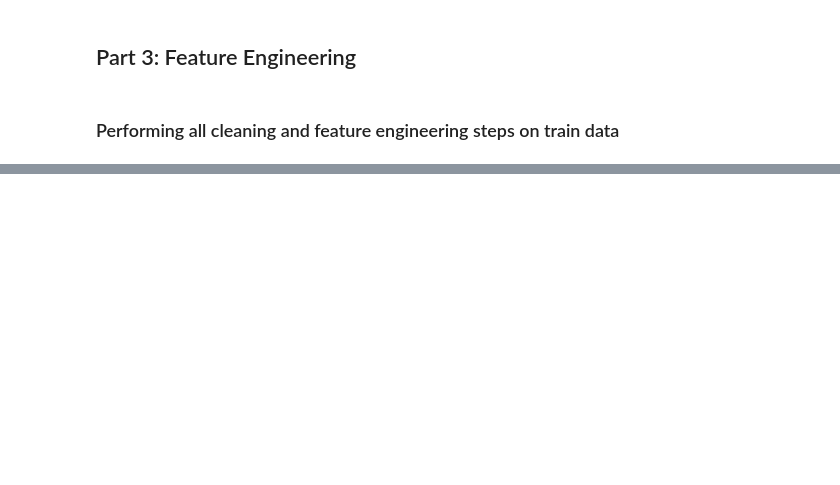
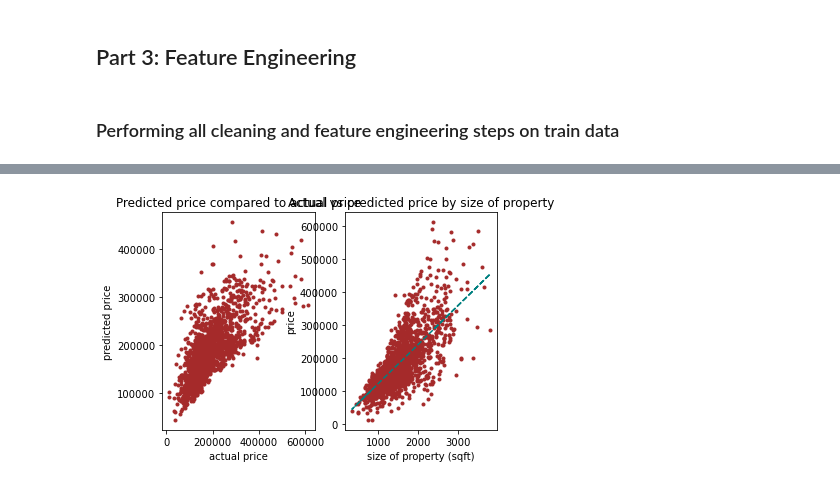
Before and after one commit to Marrrta/ames_ia, a Jupyter notebook: Project2_MartaLew.ipynb, the cells around one changed output, grey strips where cells are left out. Saved outputs shown, nothing was run; the diff lists cells and outputs as text; code cells hidden in the pictures; blank space fills up the shorter version.

```diff
--- a/Project2_MartaLew.ipynb
+++ b/Project2_MartaLew.ipynb
@@ -356,2 +353,12 @@ def good_nhood(neighborhood):
+# %%
+def good_nhood(neighborhood):
+    if train_data[train_data['Neighborhood']==neighborhood]['USD_per_sqft'].mean() > train_data['USD_per_sqft'].quantile(0.75):
+        return 3
+    elif train_data[train_data['Neighborhood']==neighborhood]['USD_per_sqft'].mean() > train_data['USD_per_sqft'].quantile(0.5):
+        return 2
+    elif train_data[train_data['Neighborhood']==neighborhood]['USD_per_sqft'].mean() > train_data['USD_per_sqft'].quantile(0.25):
+        return 1
+    else:
+        return 0
 # %%
 train_data['Good Nhood'] = train_data['Neighborhood'].apply(good_nhood)
@@ -638,0 +367,8 @@ submission.to_csv('./datasets/submission_3.csv', index = False)
+# %%
+train_data['Pref House Style'] = train_data['House Style'].apply(lambda x: 1 if x == '2Story' or x == '1Story' else 0)
+train_data['Pref Garage Type'] = train_data['Garage Type'].apply(lambda x: 1 if x == 'Attchd' or x == 'BuiltIn' else 0)
+train_data['Sold as New'] = train_data['Sale Type'].apply(lambda x: 1 if x == 'New' else 0)
+train_data['Gtl Land Slope'] = train_data['Land Slope'].apply(lambda x: 1 if x == 'Gtl' else 0)
+train_data['Pref Lot Config'] = train_data['Lot Config'].apply(lambda x: 1 if x == 'CulDSac' or x == 'Inside' else 0)
+train_data['Zone RL'] = train_data['MS Zoning'].apply(lambda x: 1 if x == 'RL' else 0)
+train_data['Pref Mas Vnr'] = train_data['Mas Vnr Type'].apply(lambda x: 1 if x == 'BrkFace' or x == 'Stone' else 0)
@@ -638,0 +378,6 @@ submission.to_csv('./datasets/submission_3.csv', index = False)
+# %%
+train_data['Mas Vnr Area'].fillna(train_data['Mas Vnr Area'].mean(), inplace= True)
+train_data['Garage Cars'].fillna(0, inplace=True)
+train_data['Garage Area'].fillna(0, inplace=True)
+train_data['Lot Frontage'].fillna(0, inplace=True)
+train_data['Fireplace Qu'].fillna(0,inplace = True)
@@ -638,0 +413,6 @@ submission.to_csv('./datasets/submission_3.csv', index = False)
+# %%
+base_pred = pd.DataFrame(y_base.T)
+base_pred['PredPrice'] = lr_base.predict(X_base)
+base_pred['Gr Liv Area'] = X_base['Gr Liv Area']
+base_pred = base_pred.sort_values('SalePrice')
+base_pred.head()
@@ -638,0 +426,16 @@ submission.to_csv('./datasets/submission_3.csv', index = False)
+# %%
+plt.subplot(1,2,1)
+
+plt.scatter(base_pred['SalePrice'], base_pred['PredPrice'], color = 'brown', marker = ".")
+plt.xlabel('actual price')
+plt.ylabel('predicted price')
+plt.title('Predicted price compared to actual price');
+plt.subplot(1,2,2)
+
+plt.plot(base_pred['Gr Liv Area'], base_pred['PredPrice'], color = 'teal', ls = '--')
+plt.scatter(base_pred['Gr Liv Area'], base_pred['SalePrice'], color = 'brown', marker = ".")
+plt.xlabel('size of property (sqft)')
+plt.ylabel('price')
+plt.title('Actual vs predicted price by size of property');
+# %% [output]
+[figure, added]
```
Also changed, not shown: parts of 210 cells of this notebook.
